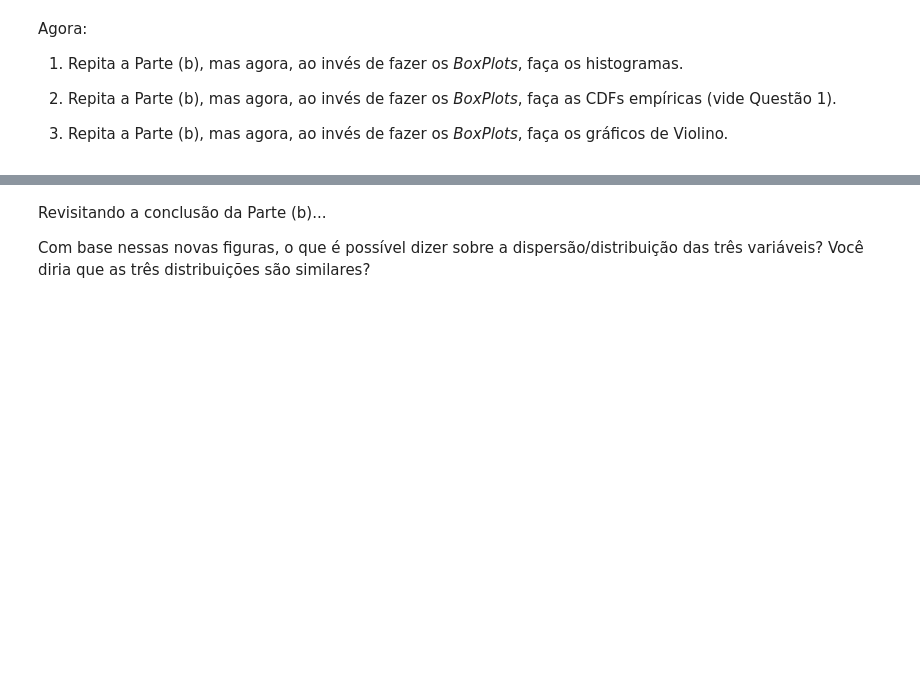
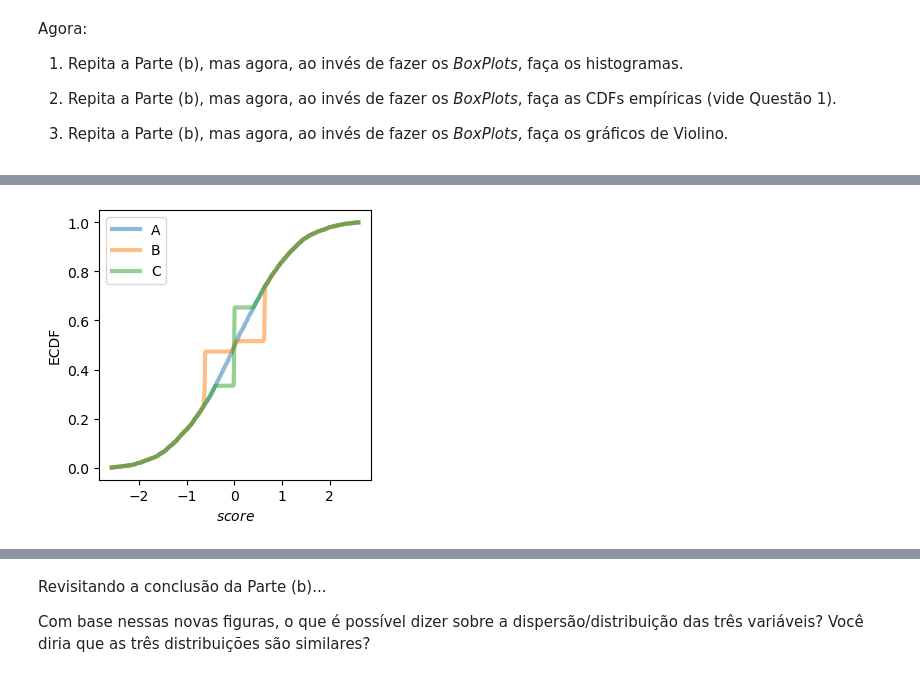
Before and after one commit to LeoKiepper/Ciencia-de-Dados, a Jupyter notebook: lista01/lista_01.ipynb, the cells around one changed output, grey strips where cells are left out. Saved outputs shown, nothing was run; the diff lists cells and outputs as text; code cells hidden in the pictures; blank space fills up the shorter version.

```diff
--- a/lista01/lista_01.ipynb
+++ b/lista01/lista_01.ipynb
@@ -431,0 +469,18 @@ Agora:
+# %%
+from statsmodels.distributions.empirical_distribution import ECDF
+import numpy as np
+def plot_ecdf(df):
+  for tt in df['type'].unique():
+    ecdf = ECDF(df[df.type==tt].score)
+    plt.plot(ecdf.x, ecdf.y, linewidth = 3, alpha = 0.5,
+            label = tt)
+
+  plt.legend(loc = 'best');
+  plt.xlabel(r'$score$');
+  plt.ylabel(r'ECDF');
+  plt.gcf().set_size_inches(3.5, 3.5)
+
+plot_ecdf(df)
+# sns.ecdfplot(data=df, x='score', hue='type')
+# %% [output]
+[figure, added]
```
Also changed, not shown: parts of 22 cells of this notebook.
